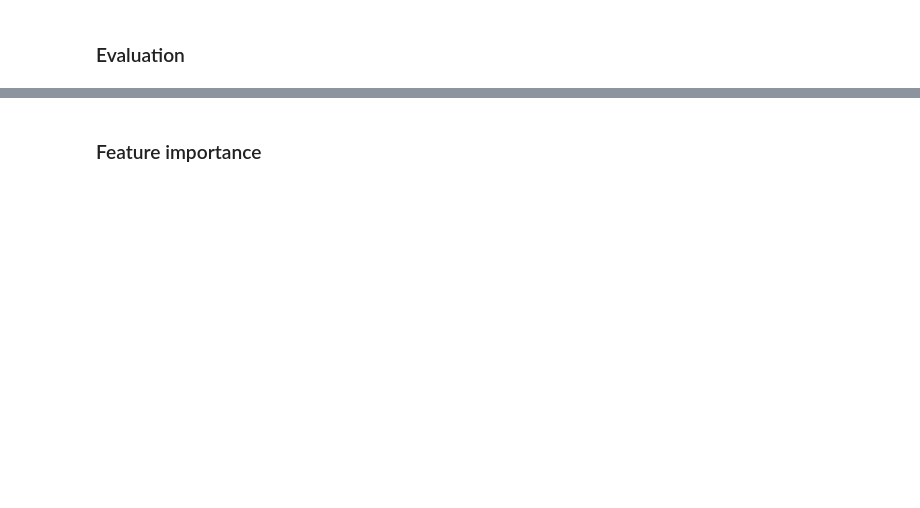
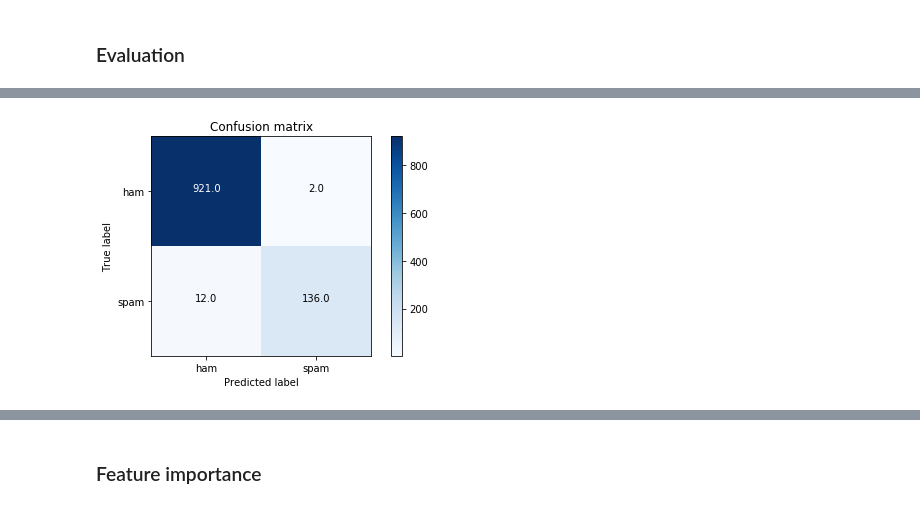
Before and after one commit to lullaby1024/Spam_Detection, a Jupyter notebook: spam_detection.ipynb, the cells around one changed output, grey strips where cells are left out. Cells and saved outputs as stored; diff of their text form; code cells hidden in the pictures; blank space fills up the shorter version.

```diff
--- a/spam_detection.ipynb
+++ b/spam_detection.ipynb
@@ -371,0 +579,4 @@ Indeed, these are among the most popular classifiers for spam detection.
+# %%
+svm_cv, svm_pred, model_results = fit_model('svm', tuning=True,
+                                            results=model_results,
+                                            return_fitted=True)
@@ -374,4 +591,6 @@ Indeed, these are among the most popular classifiers for spam detection.
 # %%
-nb_cv, predictions = fit_model('nb', tuning=True, return_fitted=True)
+nb_cv, nb_pred, model_results = fit_model('nb', tuning=True,
+                                          results=model_results,
+                                          return_fitted=True)
 # %% [output]
 [interactive output not drawn]
@@ -394,0 +653,16 @@ print(metrics.confusionMatrix())
+# %%
+def evaluate_model(predictions, metric):
+  """
+  Evaluates a model by confusion matrix and summary statistics.
+  """
+  pred_actual = predictions.select('prediction', 'label_index').rdd
+  metrics = MulticlassMetrics(pred_actual)
+
+  if metric == 'cm':
+    cm = metrics.confusionMatrix().toArray()
+    plot_confusion_matrix(cm, ['ham', 'spam'])
+  if metric == 'summary':
+    print('Summary Stats:')
+    print(f'Precision = {metrics.precision(1.0):.2f}')
+    print(f'Recall = {metrics.recall(1.0):.2f}')
+    print(f'F1 = {metrics.fMeasure(1.0):.2f}')
@@ -394,0 +671,4 @@ print(metrics.confusionMatrix())
+# %%
+evaluate_model(svm_pred, 'cm')
+# %% [output]
+[figure, added]
```
Also changed, not shown: parts of 78 cells of this notebook.
